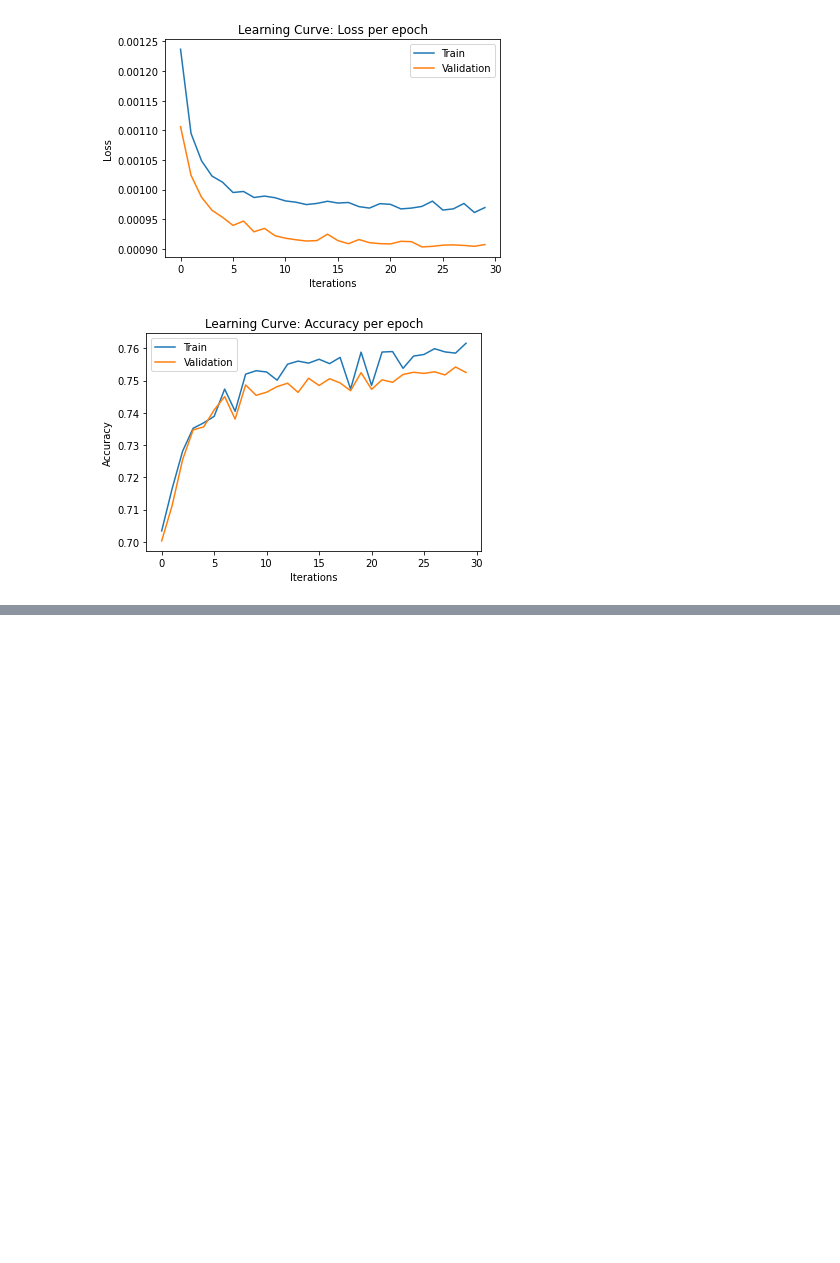
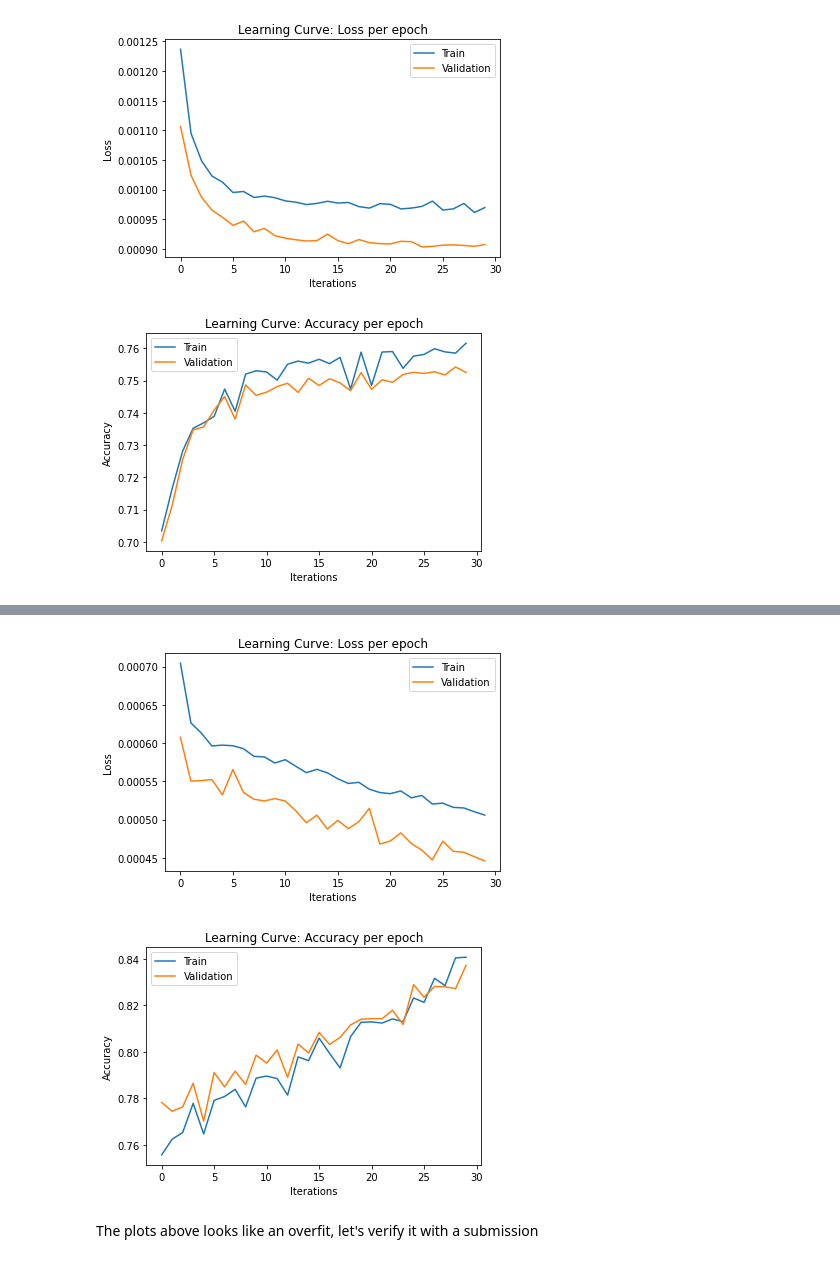
Before and after one commit to ArielFix/DLINtroProject, a Jupyter notebook: NLP_Project Roberta.ipynb, the cells around one changed output, grey strips where cells are left out. Saved outputs shown, nothing was run; the diff lists cells and outputs as text; code cells hidden in the pictures; blank space fills up the shorter version.

```diff
--- a/NLP_Project Roberta.ipynb
+++ b/NLP_Project Roberta.ipynb
@@ -446,0 +472,9 @@ def compute_metrics(eval_preds):
+# %%
+from pretrained.get_pretrained_roberta import GetPretrainedRoberta
+from pretrained.modify_roberta import ModifyRoberta
+
+roberta_model_extra_aug_data_v2 = GetPretrainedRoberta()
+ModifyRoberta.modify_binary_output_activation_extended(roberta_model_extra_aug_data_v2.model)
+ModifyRoberta.modify_only_train_calssifier(roberta_model_extra_aug_data_v2.model)
+print("New classifier module")
+roberta_model_extra_aug_data_v2.model.classifier.modules
@@ -446,0 +502,6 @@ def compute_metrics(eval_preds):
+# %%
+from roberta.roberta_handle import RobertaHandler as RH
+
+handler = RH()
+
+trained_extra_aug_data_v2 = handler.train_roberta_model(weight_decay=1e-3 ,val_data=aug_val_data_v2 ,batch_size=800, check_point_path=None, learning_rate=1e-3, num_epoches=15, train_data=aug_train_data_v2, model=roberta_model_extra_aug_data_v2)
@@ -446,0 +526,7 @@ def compute_metrics(eval_preds):
+# %%
+RH.plot_learning_curve(*trained_extra_aug_data_v2)
+# %% [output]
+[figure, added]
+[figure, added]
+# %% [markdown]
+The plots above looks like an overfit, let's verify it with a submission
```
Also changed, not shown: parts of 94 cells of this notebook, 2 other files.
